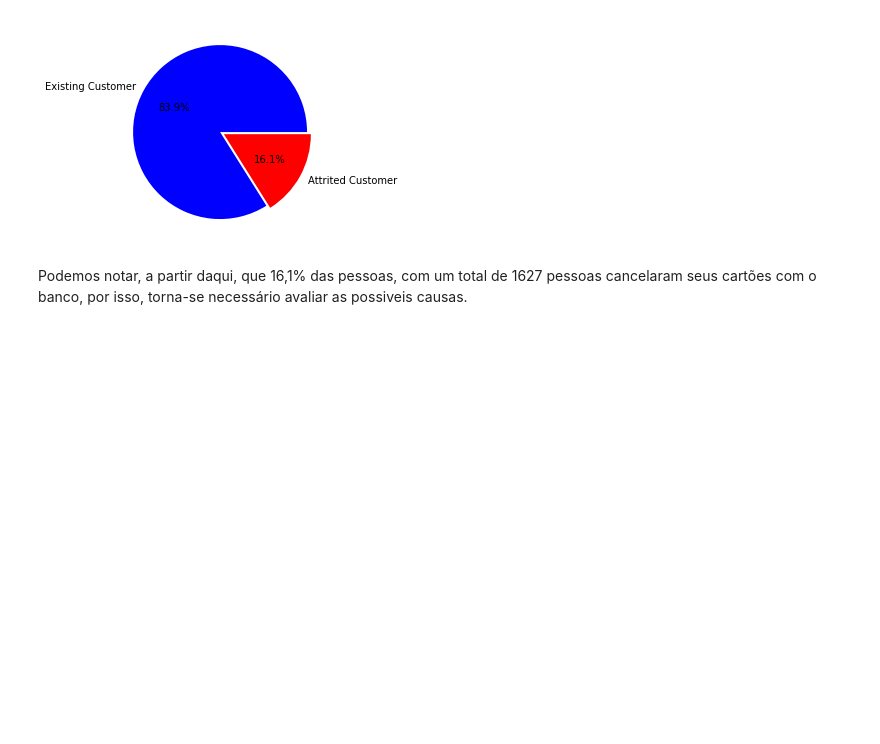
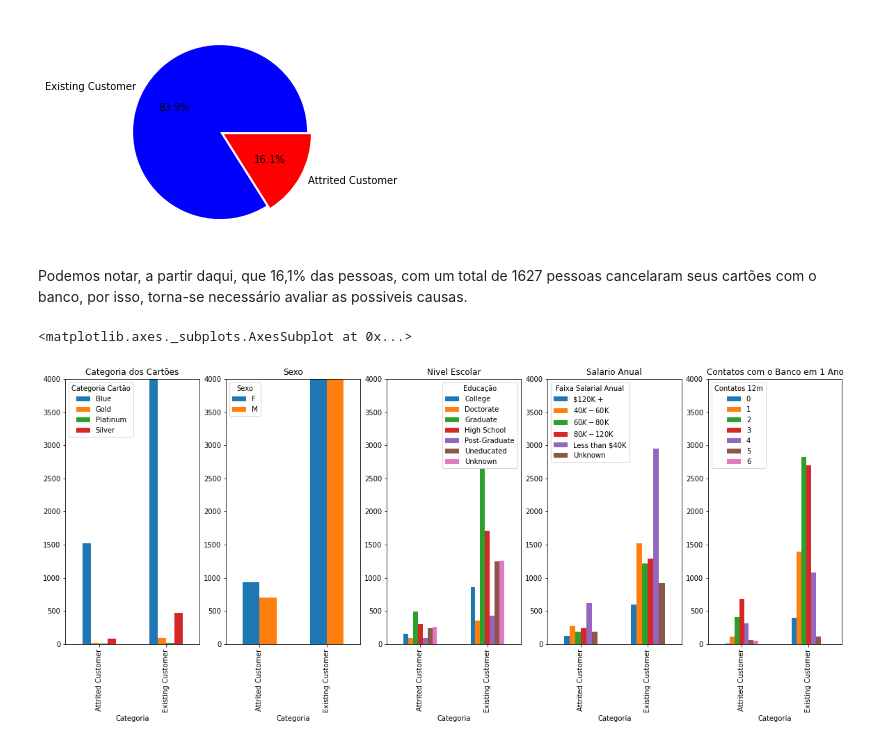
Before and after one commit to RenatoQueirozF/Cancelamento-de-Cartao-Kaggle, a Jupyter notebook: CancelamentoCC.ipynb, the cells around one changed output. Saved outputs shown, nothing was run; the diff lists cells and outputs as text; code cells hidden in the pictures; blank space fills up the shorter version.

```diff
--- a/CancelamentoCC.ipynb
+++ b/CancelamentoCC.ipynb
@@ -78,0 +76,14 @@ Podemos notar, a partir daqui, que 16,1% das pessoas, com um total de 1627 pesso
+# %%
+#Definindo estrutura do Gráfico
+
+fig,(ax, ax1, ax2, ax3, ax4) = plt.subplots(ncols = 5, figsize = (20,7))
+
+#Criar um Gráfico de Barra comparando a categoria das pessoas que cancelaram o cartão e as que nao cancelaram
+pd.crosstab(df['Categoria'],df['Categoria Cartão']).plot(title= "Categoria dos Cartões",kind= 'bar', ax = ax, ylim = [0,4000])
+pd.crosstab(df['Categoria'],df['Sexo']).plot(title= "Sexo",kind= 'bar', ax = ax1, ylim = [0,4000])
+pd.crosstab(df['Categoria'],df['Educação']).plot(title= "Nivel Escolar",kind= 'bar', ax = ax2, ylim = [0,4000])
+pd.crosstab(df['Categoria'],df['Faixa Salarial Anual']).plot(title= "Salario Anual",kind= 'bar', ax = ax3, ylim = [0,4000])
+pd.crosstab(df['Categoria'],df['Contatos 12m']).plot(title= "Contatos com o Banco em 1 Ano",kind= 'bar', ax = ax4, ylim = [0,4000])
+# %% [output]
+<matplotlib.axes._subplots.AxesSubplot at 0x...>
+[figure, added]
```
Also changed, not shown: parts of 5 cells of this notebook.
